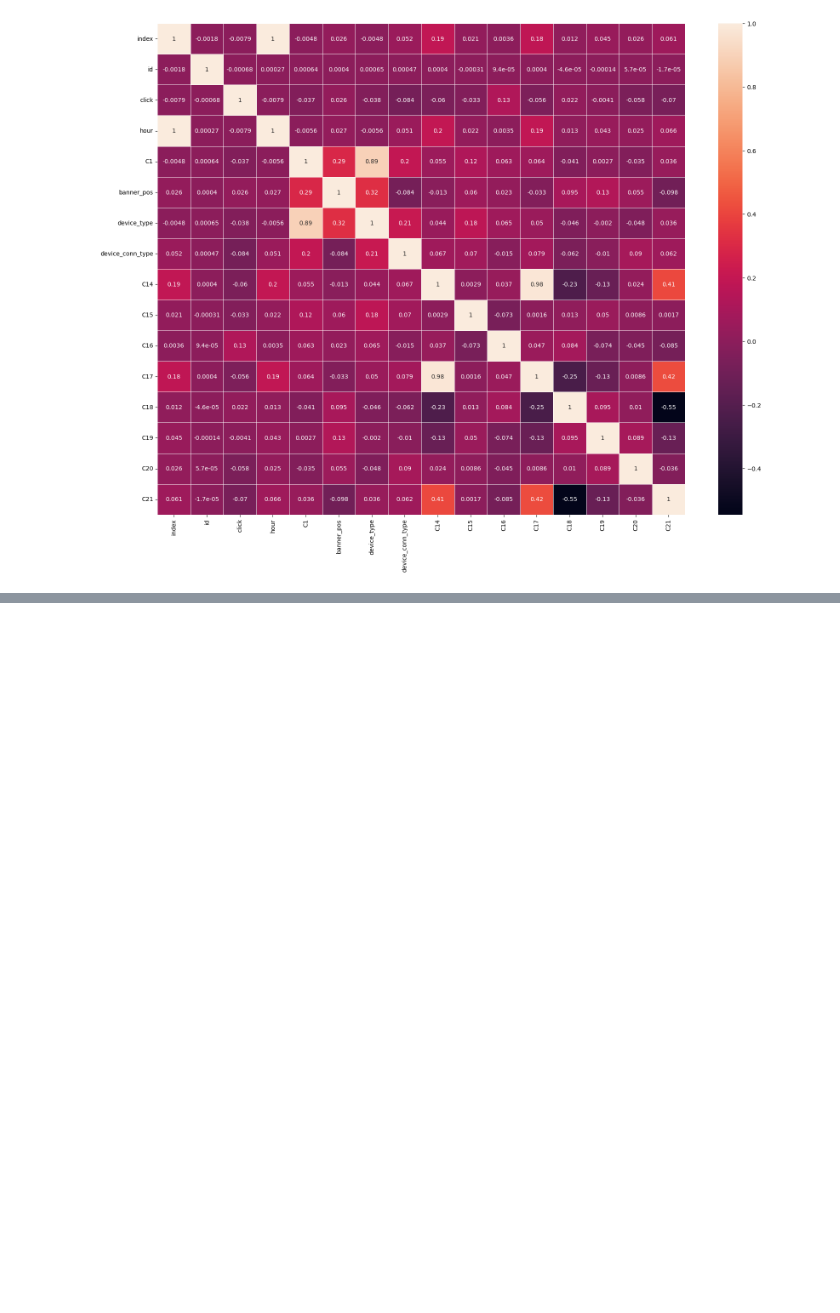
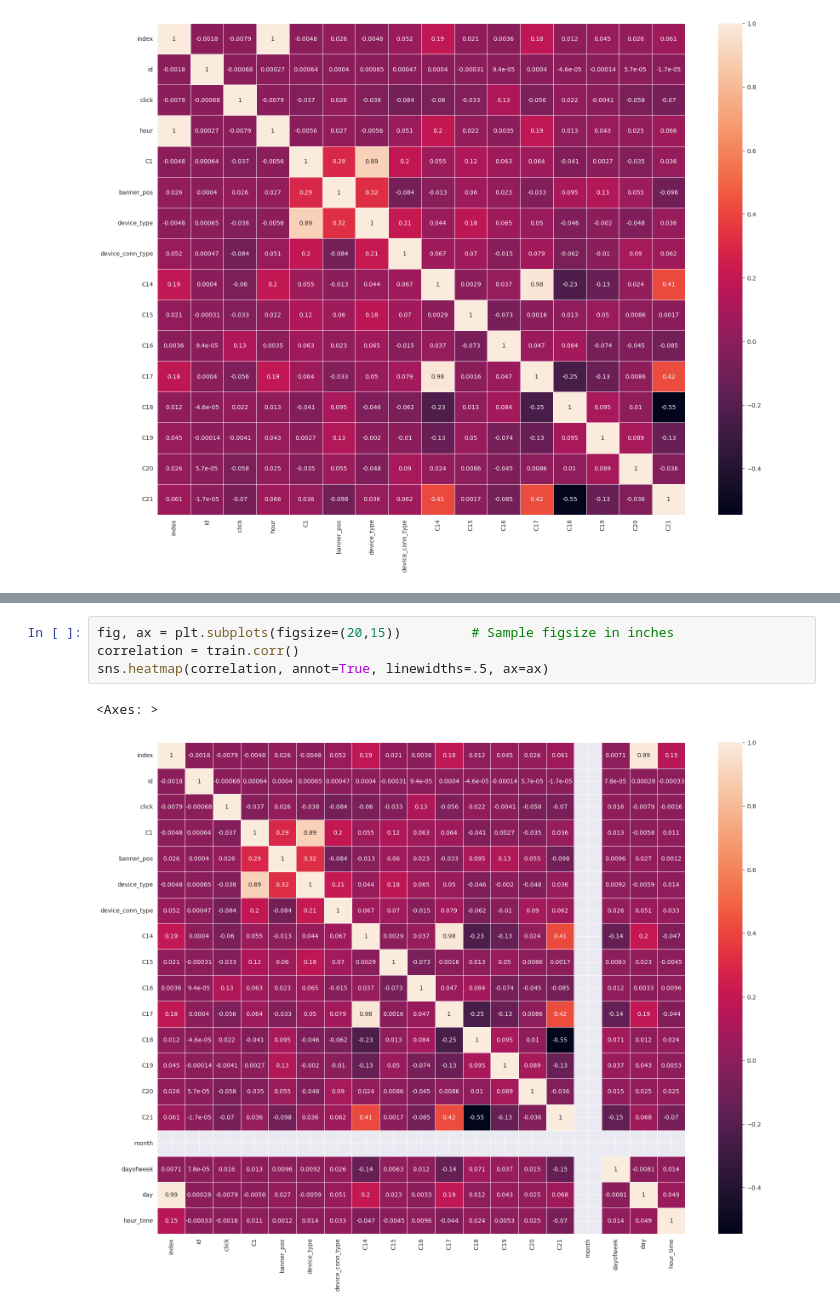
Before and after one commit to sjovicevic/ctr-prediction, a Jupyter notebook: test.ipynb, the cells around one changed output, grey strips where cells are left out. Drawn from its saved outputs; the diff is of its cells as text; blank space fills up the shorter version.

```diff
--- a/test.ipynb
+++ b/test.ipynb
@@ -109,0 +308,7 @@ sns.heatmap(correlation, annot=True, linewidths=.5, ax=ax)
+# %%
+fig, ax = plt.subplots(figsize=(20,15))         # Sample figsize in inches
+correlation = train.corr()
+sns.heatmap(correlation, annot=True, linewidths=.5, ax=ax)
+# %% [output]
+<Axes: >
+[figure, added]
```
Also changed, not shown: parts of 22 cells of this notebook, 1 other file.
